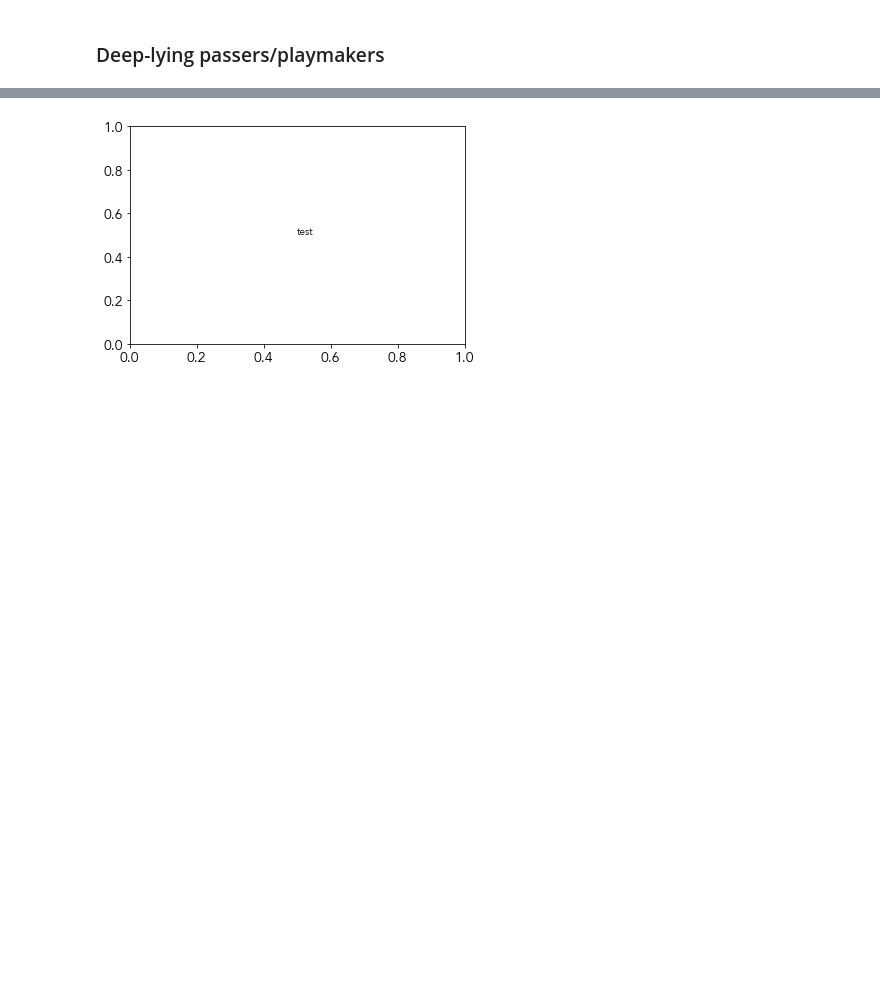
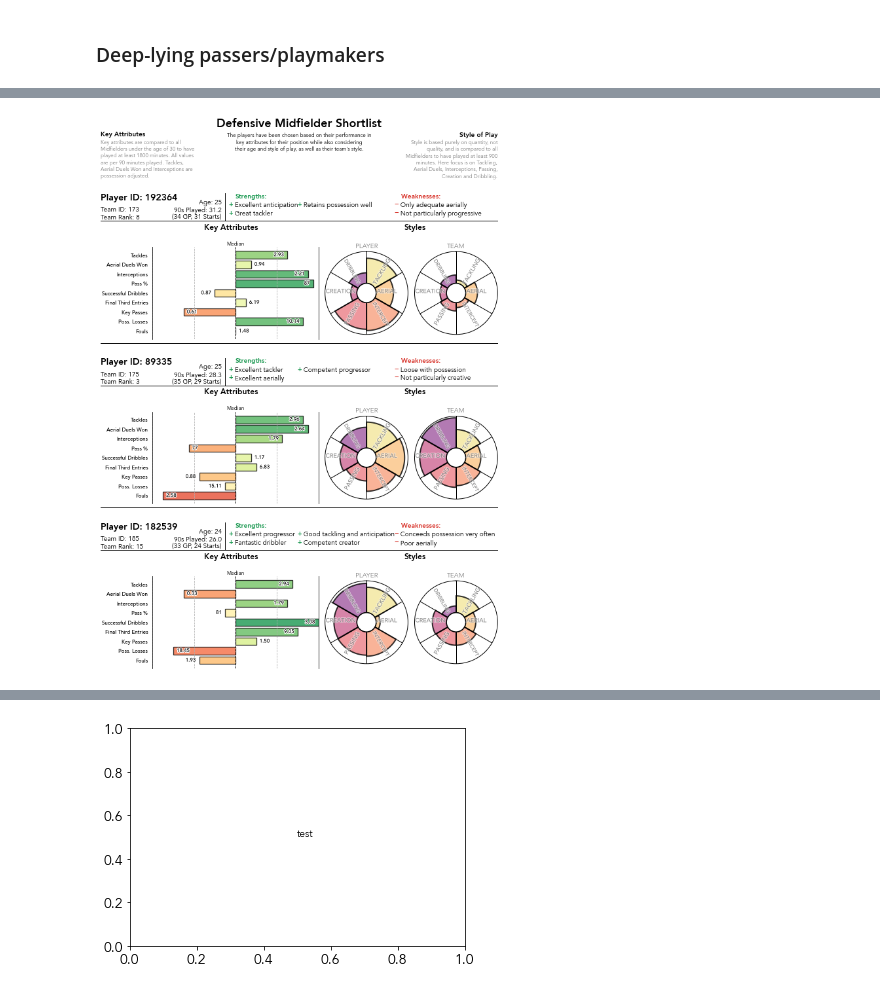
Before and after one commit to JPManuel/data_analyst_task, a Jupyter notebook: player_shortlists.ipynb, the cells around one changed output, grey strips where cells are left out. Drawn from its saved outputs; the diff is of its cells as text; code cells hidden in the pictures; blank space fills up the shorter version.

```diff
--- a/player_shortlists.ipynb
+++ b/player_shortlists.ipynb
@@ -1344,0 +1347,89 @@ def player_overview_plot_gs(pid,df,df_players,df_pos_p90,df_pos_p90_per,strength
+# %%
+df_pos_p90, df_pos_p90_per = get_df_pos(df_adj,dm_attr_key,nineties=20,age_range=(0,30),exclude_pos=['Goalkeeper','Defender','Forward'])
+# %%
+df_style_dm = get_df_style(df_adj,style_attr_dm,styles=['tackle','aerial','inter','pass','creat','drib'],
+             exclude_pos=['Goalkeeper','Defender','Forward'])
+df_style_team = get_df_style(df_adj,style_attr_dm,styles=['tackle','aerial','inter','pass','creat','drib'],
+             exclude_pos=['Goalkeeper','Defender','Forward'],team=True)
+# %%
+attr_labels = ['Tackles','Aerial Duels Won','Interceptions','Pass %','Successful Dribbles','Final Third Entries','Key Passes','Poss. Losses','Fouls']
+style_labels = ['TACKLING','AERIAL','INTERCEPT','PASSING','CREATION','DRIBBLING']
+strength_texts = [["<+> Excellent anticipation","<+> Great tackler","<+> Retains possession well"],
+                 ["<+> Excellent tackler","<+> Excellent aerially","<+> Competent progressor"],
+                 ["<+> Excellent progressor","<+> Fantastic dribbler","<+> Good tackling and anticipation","<+> Competent creator"]]
+weak_texts = [[u"<\u2212> Only adequate aerially",u"<\u2212> Not particularly progressive"],
+              [u"<\u2212> Loose with possession",u"<\u2212> Not particularly creative"],
+              [u"<\u2212> Conceeds possession very often",u"<\u2212> Poor aerially"]]
+# %%
+fig = plt.figure(figsize=(8.5,11.75),constrained_layout=True)
+gs0 = fig.add_gridspec(6, 1,height_ratios=[0.5,1,0.1,1,0.1,1])#,hspace=0.5)
+
+pos = 'Defensive Midfielder'
+pid = [192364,89335,182539]
+
+gs = gs0[0].subgridspec(1,1)
+ax_title = fig.add_subplot(gs[:])
+gs = gs0[2].subgridspec(1,1)
+ax_gap1 = fig.add_subplot(gs[:])
+gs = gs0[4].subgridspec(1,1)
+ax_gap2 = fig.add_subplot(gs[:])
+
+ax_title.axis('off')
+ax_title.set_xlim(0,1)
+ax_title.set_ylim(0,1)
+
+ax_gap1.axis('off')
+line = lines.Line2D([0,1.0], [1.,1.], lw=1.,color='k',clip_on=False,transform=ax_gap1.transAxes)
+ax_gap1.add_line(line)
+
+ax_gap2.axis('off')
+line = lines.Line2D([0,1.0], [1.,1.], lw=1.,color='k',clip_on=False,transform=ax_gap2.transAxes)
+ax_gap2.add_line(line)
+
+ax_heads = []
+ax1s = []
+ax2s = []
+ax3s = []
+ax_gaps = []
+ax_gaps2 = []
+# Initialise all subplots first
+for i in [1,3,5]:
+    gs = gs0[i].subgridspec(2,3,width_ratios=[1,0.5,0.5],height_ratios=[0.3,1])
+    ax_head = fig.add_subplot(gs[0,:])
+    ax1 = fig.add_subplot(gs[1,0])
+    ax2 = fig.add_subplot(gs[1,1],projection='polar')
+    ax3 = fig.add_subplot(gs[1,2],projection='polar')
+
+    ax_heads.append(ax_head)
+    ax1s.append(ax1)
+    ax2s.append(ax2)
+    ax3s.append(ax3)
+
+tfrm = ax_title.transAxes
+ax_title.text(0.5,1,f"{pos} Shortlist",transform=tfrm,size=18,weight='bold',ha='center',va='top')
+t = f"The players have been chosen based on their performance in key attributes for their position while also considering their age and style of play, as well as their team's style."
+ax_title.text(0.5,0.8,fill(t,60),transform=tfrm,size=8,ha='center',va='top')
+
+ax_title.text(0,0.82,"Key Attributes",transform=tfrm,size=10,weight='bold',ha='left',va='top')
+t = f"Key attributes are compared to all Midfielders under the age of 30 to have played at least 1800 minutes. All values are per 90 minutes played. Tackles, Aerial Duels Won and Interceptions are possession adjusted."
+ax_title.text(0,0.7,fill(t,40),transform=tfrm,size=8,c='0.5',ha='left',va='top')
+#arrow1 = FancyArrowPatch((0.33,0.63),(0.21,0.63),connectionstyle="arc3,rad=0.2",arrowstyle="->,head_width=6,head_length=8",transform=tfrm,lw=1,clip_on=False)
+#ax_title.add_patch(arrow1)
+
+ax_title.text(1,0.82,"Style of Play",transform=tfrm,size=10,weight='bold',ha='right',va='top')
+t = f"Style is based purely on quantity, not quality, and is compared to all Midfielders to have played at least 900 minutes. Here focus is on Tackling, Aerial Duels, Interceptions, Passing, Creation and Dribbling."
+ax_title.text(1,0.7,fill(t,40),transform=tfrm,size=8,c='0.5',ha='right',va='top')
+#arrow2 = FancyArrowPatch((0.65,0.45),(0.77,0.51),connectionstyle="arc3,rad=0.3",arrowstyle="->,head_width=6,head_length=8",transform=tfrm,lw=1,clip_on=False)
+#ax_title.add_patch(arrow2)
+
+for i in range(3):
+    ax_head = ax_heads[i]
+    ax1 = ax1s[i]
+    ax2 = ax2s[i]
+    ax3 = ax3s[i]
+    player_overview_plot_gs(pid[i],df_adj,df_players,df_pos_p90,df_pos_p90_per,df_style_dm,df_style_team,dm_attr_plot,strength_texts[i],weak_texts[i],attr_labels,style_labels,ax_head=ax_head,ax1=ax1,ax2=ax2,ax3=ax3)
+
+#fig.savefig("defensive_midfielder.pdf")
+plt.show()
+# %% [output]
+[figure, added]
```
Also changed, not shown: parts of 245 cells of this notebook.
